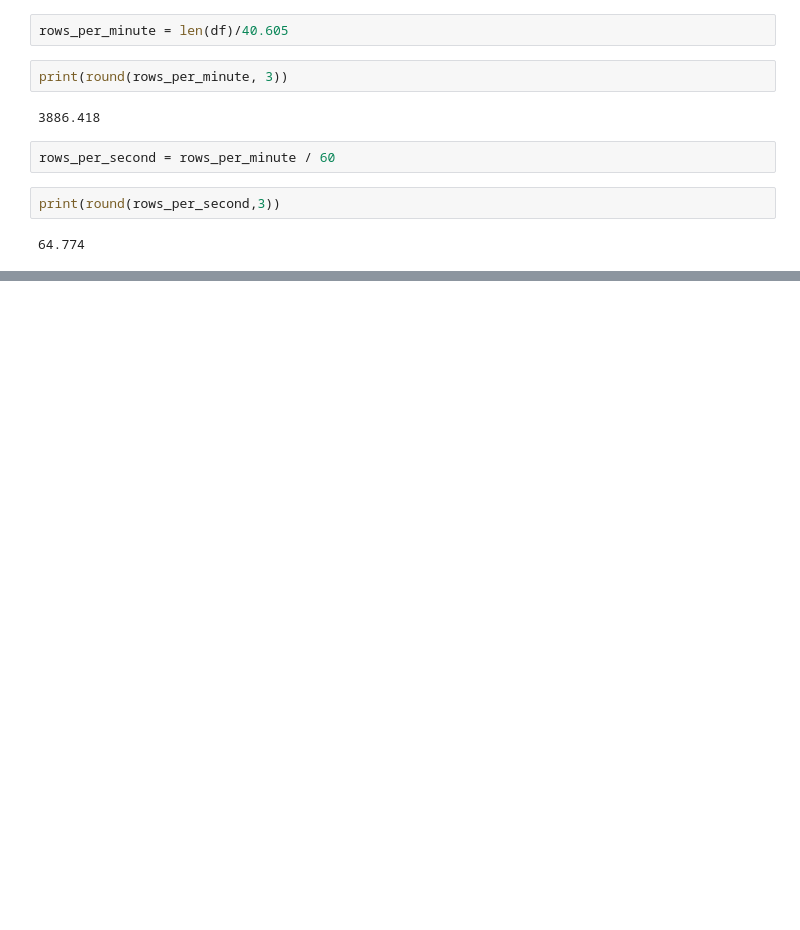
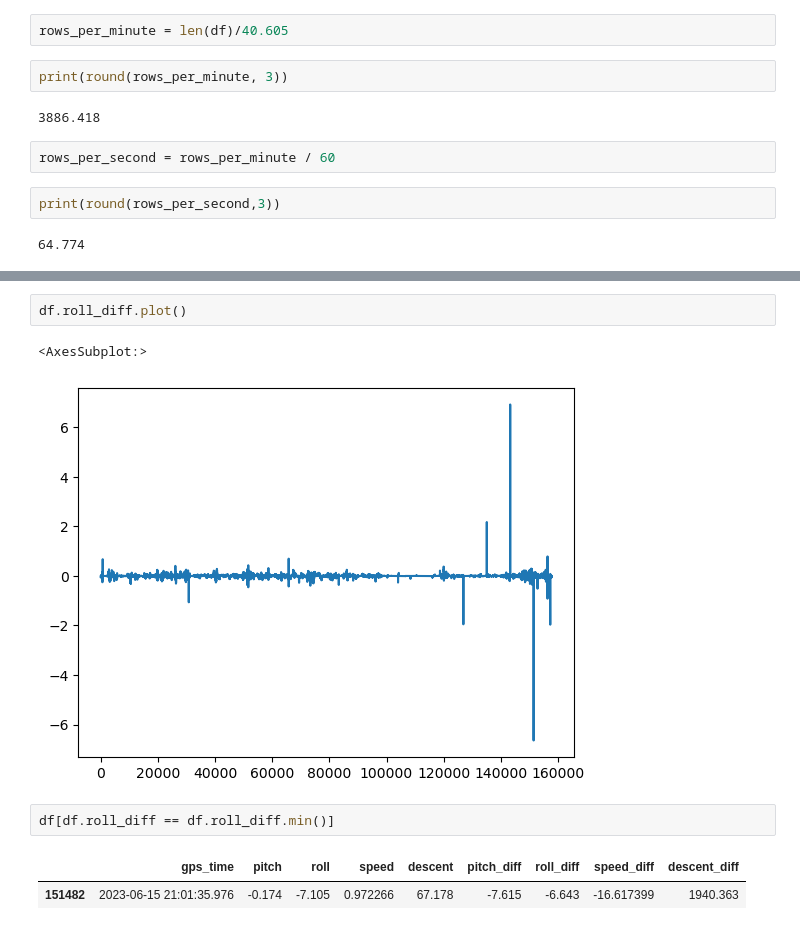
Before and after one commit to yvlcmb/various, a Jupyter notebook: sep30.ipynb, the cells around one changed output, grey strips where cells are left out. Cells and saved outputs as stored; diff of their text form; blank space fills up the shorter version.

```diff
--- a/sep30.ipynb
+++ b/sep30.ipynb
@@ -54,0 +95,10 @@ print(round(rows_per_second,3))
+# %%
+df.roll_diff.plot()
+# %% [output]
+<AxesSubplot:>
+[figure, added]
+# %%
+df[df.roll_diff == df.roll_diff.min()]
+# %% [output]
+|  | gps_time | pitch | roll | speed | descent | pitch_diff | roll_diff | speed_diff | descent_diff |
+| 151482 | 2023-06-15 21:01:35.976 | -0.174 | -7.105 | 0.972266 | 67.178 | -7.615 | -6.643 | -16.617399 | 1940.363 |
```
Also changed, not shown: parts of 11 cells of this notebook.
